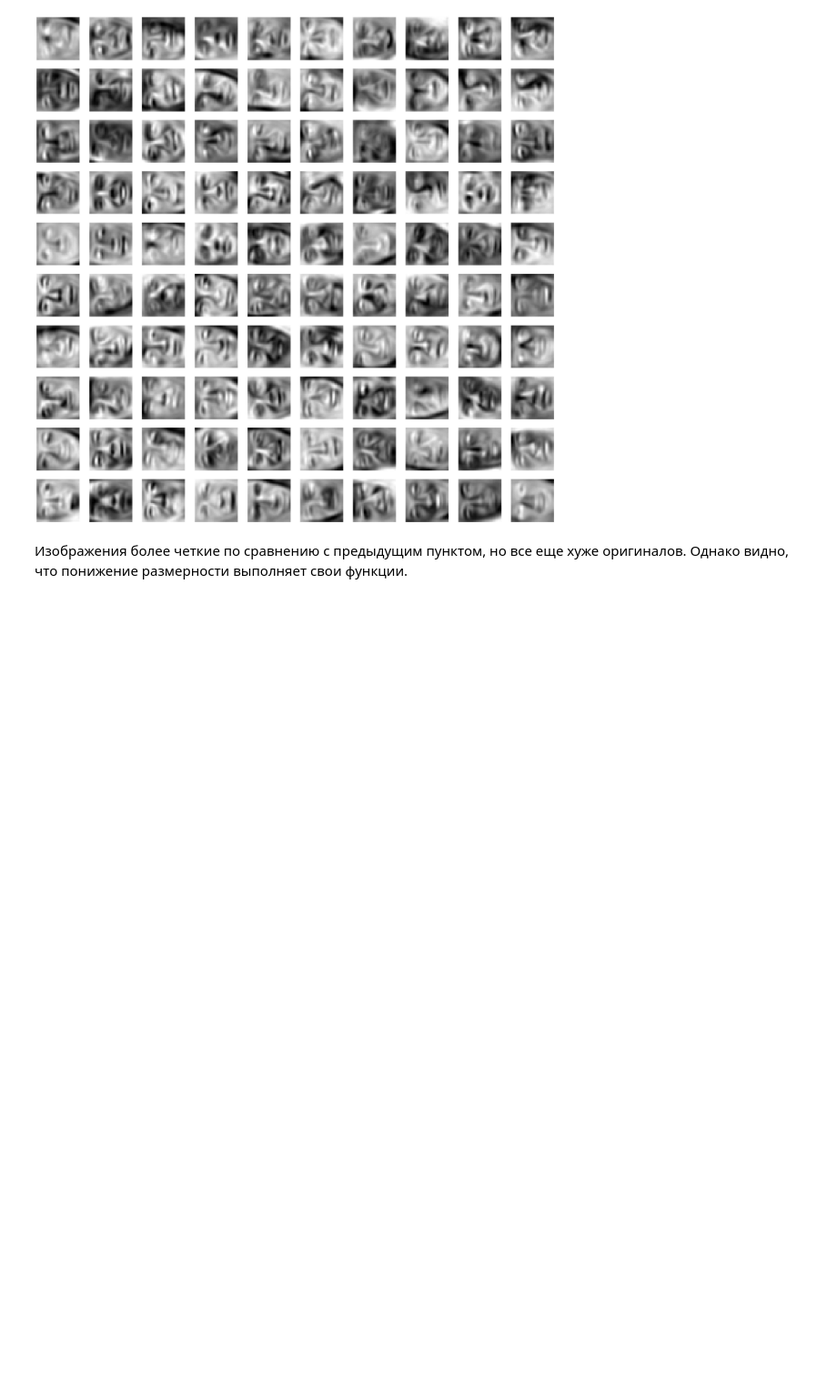
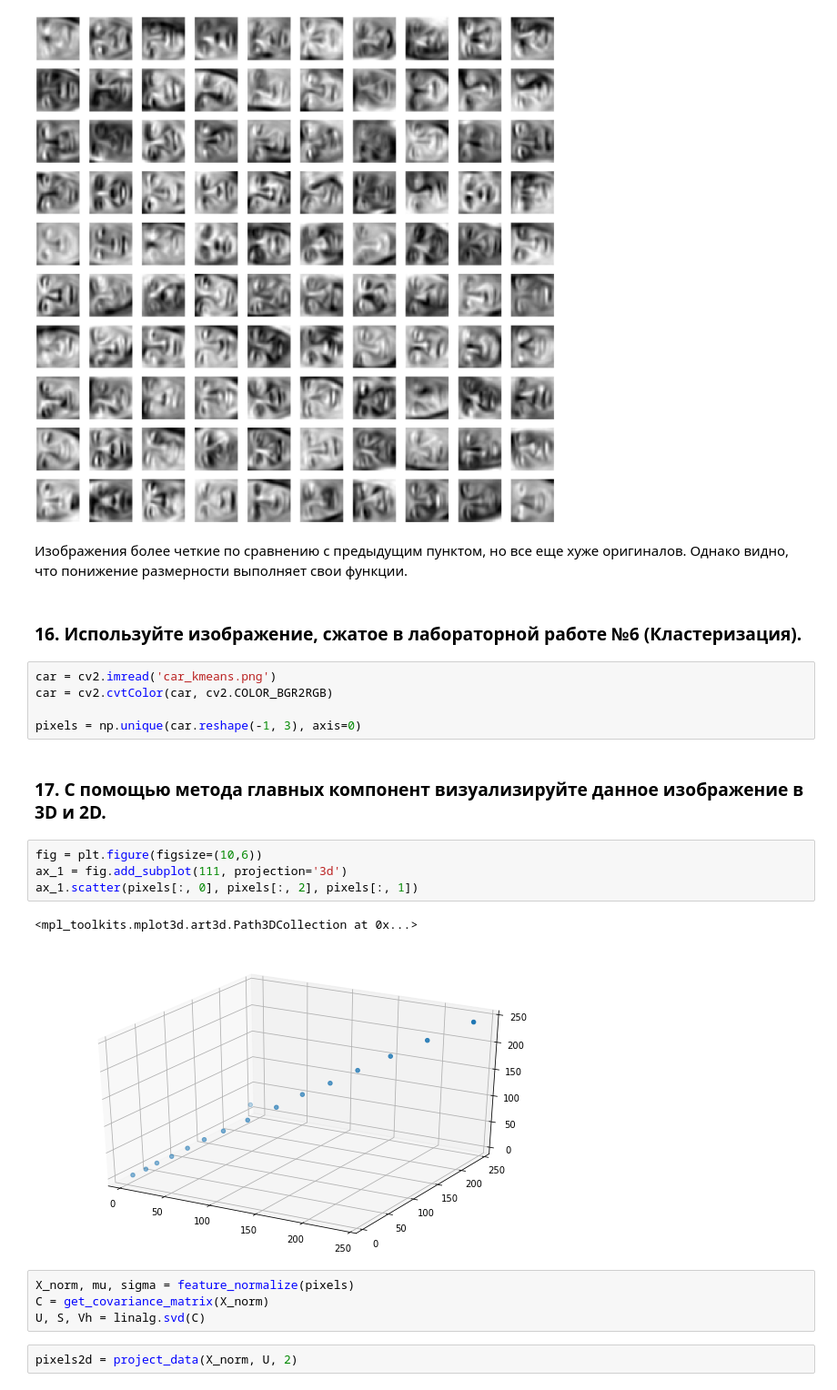
Before and after one commit to ZakharYermak/bsuir_master_ML_labs, a Jupyter notebook: lab_7.ipynb, the cells around one changed output. Shown at 91% size. Cells and saved outputs as stored; diff of their text form; blank space fills up the shorter version.

```diff
--- a/lab_7.ipynb
+++ b/lab_7.ipynb
@@ -208,3 +211,25 @@ show_images(R_100, 32)
 [figure]
 # %% [markdown]
 Изображения более четкие по сравнению с предыдущим пунктом, но все еще хуже оригиналов. Однако видно, что понижение размерности выполняет свои функции.
+# %% [markdown]
+### 16. Используйте изображение, сжатое в лабораторной работе №6 (Кластеризация).
+# %%
+car = cv2.imread('car_kmeans.png')
+car = cv2.cvtColor(car, cv2.COLOR_BGR2RGB)
+
+pixels = np.unique(car.reshape(-1, 3), axis=0)
+# %% [markdown]
+### 17. С помощью метода главных компонент визуализируйте данное изображение в 3D и 2D.
+# %%
+fig = plt.figure(figsize=(10,6))
+ax_1 = fig.add_subplot(111, projection='3d')
+ax_1.scatter(pixels[:, 0], pixels[:, 2], pixels[:, 1])
+# %% [output]
+<mpl_toolkits.mplot3d.art3d.Path3DCollection at 0x...>
+[figure, added]
+# %%
+X_norm, mu, sigma = feature_normalize(pixels)
+C = get_covariance_matrix(X_norm)
+U, S, Vh = linalg.svd(C)
+# %%
+pixels2d = project_data(X_norm, U, 2)
```
Also changed, not shown: parts of 4 cells of this notebook, 1 other file.
